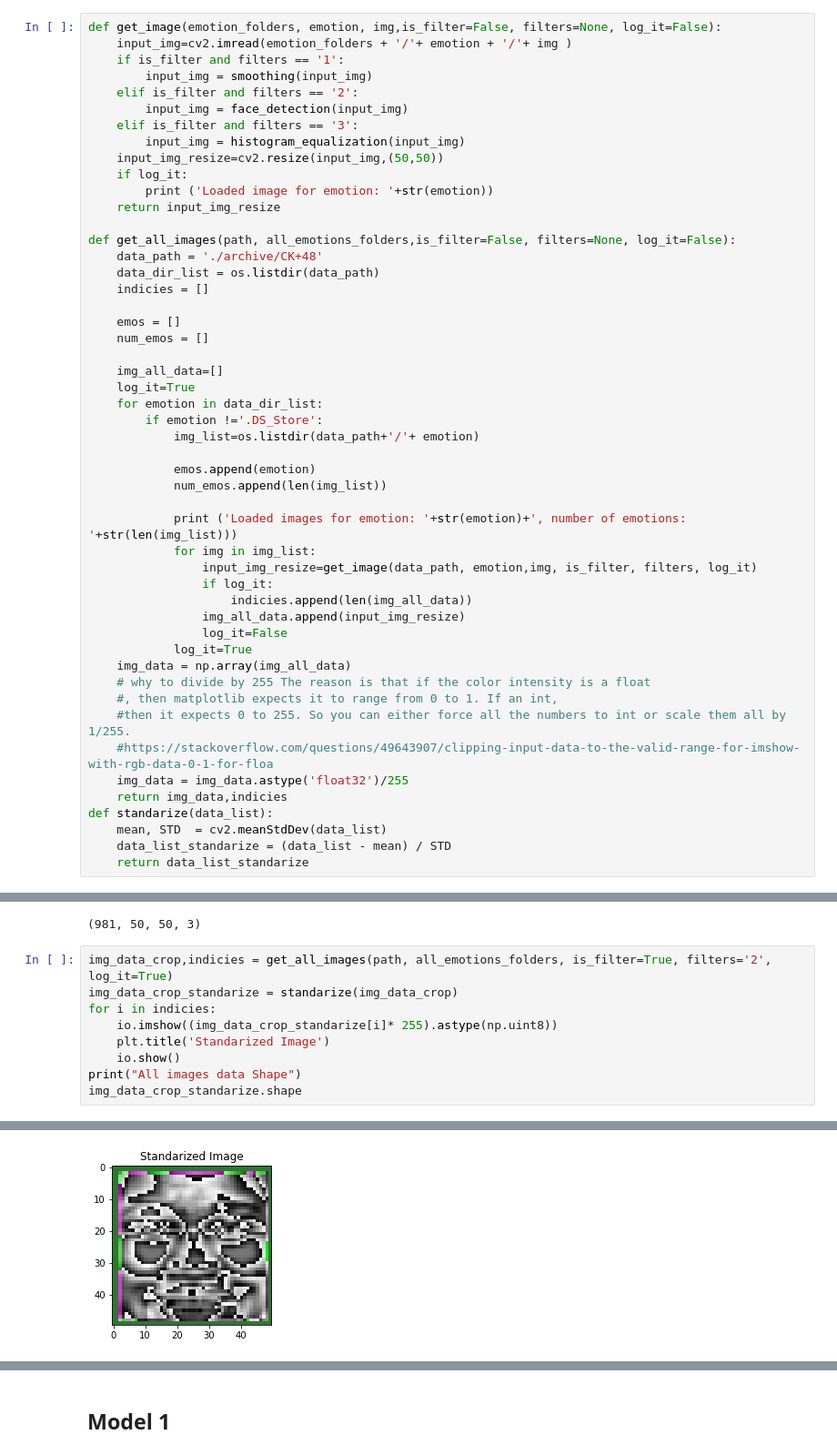
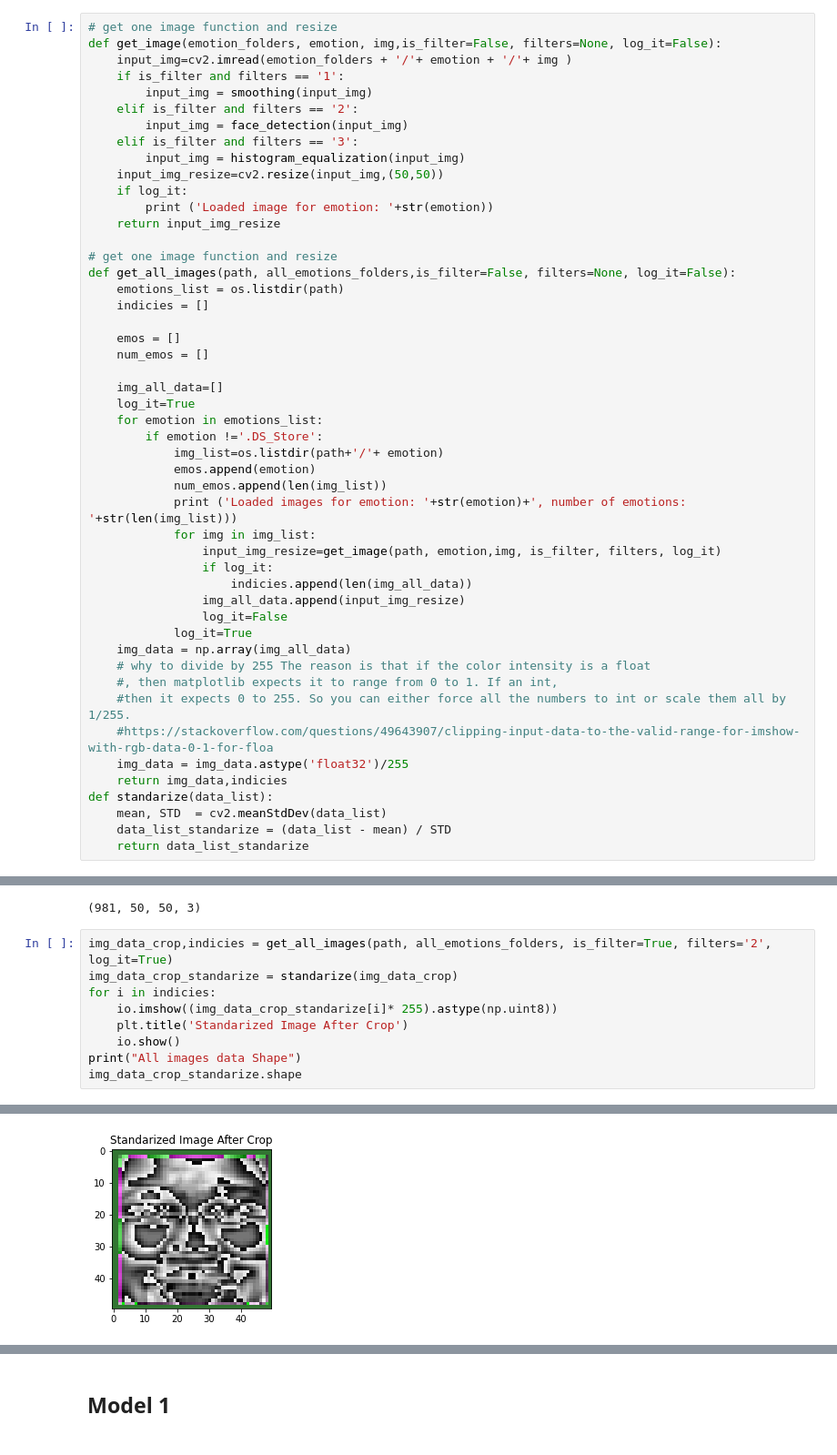
Before and after one commit to fatimaalsaadeh/Facial-Expression-Recognition-CV, a Jupyter notebook: CV_Notebook.ipynb, the cells around one changed output, grey strips where cells are left out. Shown at 91% size. Cells and saved outputs as stored; diff of their text form.

```diff
--- a/CV_Notebook.ipynb
+++ b/CV_Notebook.ipynb
@@ -61,4 +52,5 @@ def histogram_equalization(img):
 # %%
+# get one image function and resize
 def get_image(emotion_folders, emotion, img,is_filter=False, filters=None, log_it=False):
     input_img=cv2.imread(emotion_folders + '/'+ emotion + '/'+ img )
     if is_filter and filters == '1':
@@ -72,9 +64,9 @@ def get_image(emotion_folders, emotion, img,is_filter=False, filters=None, log_i
         print ('Loaded image for emotion: '+str(emotion))
     return input_img_resize
 
+# get one image function and resize
 def get_all_images(path, all_emotions_folders,is_filter=False, filters=None, log_it=False):
-    data_path = './archive/CK+48'
-    data_dir_list = os.listdir(data_path)
+    emotions_list = os.listdir(path)
     indicies = []
 
     emos = []
@@ -82,16 +74,14 @@ def get_all_images(path, all_emotions_folders,is_filter=False, filters=None, log
 
     img_all_data=[]
     log_it=True
-    for emotion in data_dir_list:
+    for emotion in emotions_list:
         if emotion !='.DS_Store':
-            img_list=os.listdir(data_path+'/'+ emotion)
-
+            img_list=os.listdir(path+'/'+ emotion)
             emos.append(emotion)
             num_emos.append(len(img_list))
-
             print ('Loaded images for emotion: '+str(emotion)+', number of emotions: '+str(len(img_list)))
             for img in img_list:
-                input_img_resize=get_image(data_path, emotion,img, is_filter, filters, log_it)
+                input_img_resize=get_image(path, emotion,img, is_filter, filters, log_it)
                 if log_it:
                     indicies.append(len(img_all_data))
                 img_all_data.append(input_img_resize)
@@ -215,25 +205,25 @@ All images data Shape
 # %%
 img_data_crop,indicies = get_all_images(path, all_emotions_folders, is_filter=True, filters='2', log_it=True)
 img_data_crop_standarize = standarize(img_data_crop)
 for i in indicies:
     io.imshow((img_data_crop_standarize[i]* 255).astype(np.uint8))
-    plt.title('Standarized Image')
+    plt.title('Standarized Image After Crop')
     io.show()
 print("All images data Shape")
 img_data_crop_standarize.shape
 # %% [output]
 Loaded images for emotion: happy, number of emotions: 207
 Loaded image for emotion: happy
 Loaded images for emotion: contempt, number of emotions: 54
 Loaded image for emotion: contempt
 Loaded images for emotion: fear, number of emotions: 75
 Loaded image for emotion: fear
 Loaded images for emotion: surprise, number of emotions: 249
 Loaded image for emotion: surprise
 Loaded images for emotion: sadness, number of emotions: 84
 Loaded image for emotion: sadness
 Loaded images for emotion: anger, number of emotions: 135
 Loaded image for emotion: anger
 Loaded images for emotion: disgust, number of emotions: 177
 Loaded image for emotion: disgust
-[figure, old version]
+[figure, new version]
```
Also changed, not shown: parts of 9 cells of this notebook.
